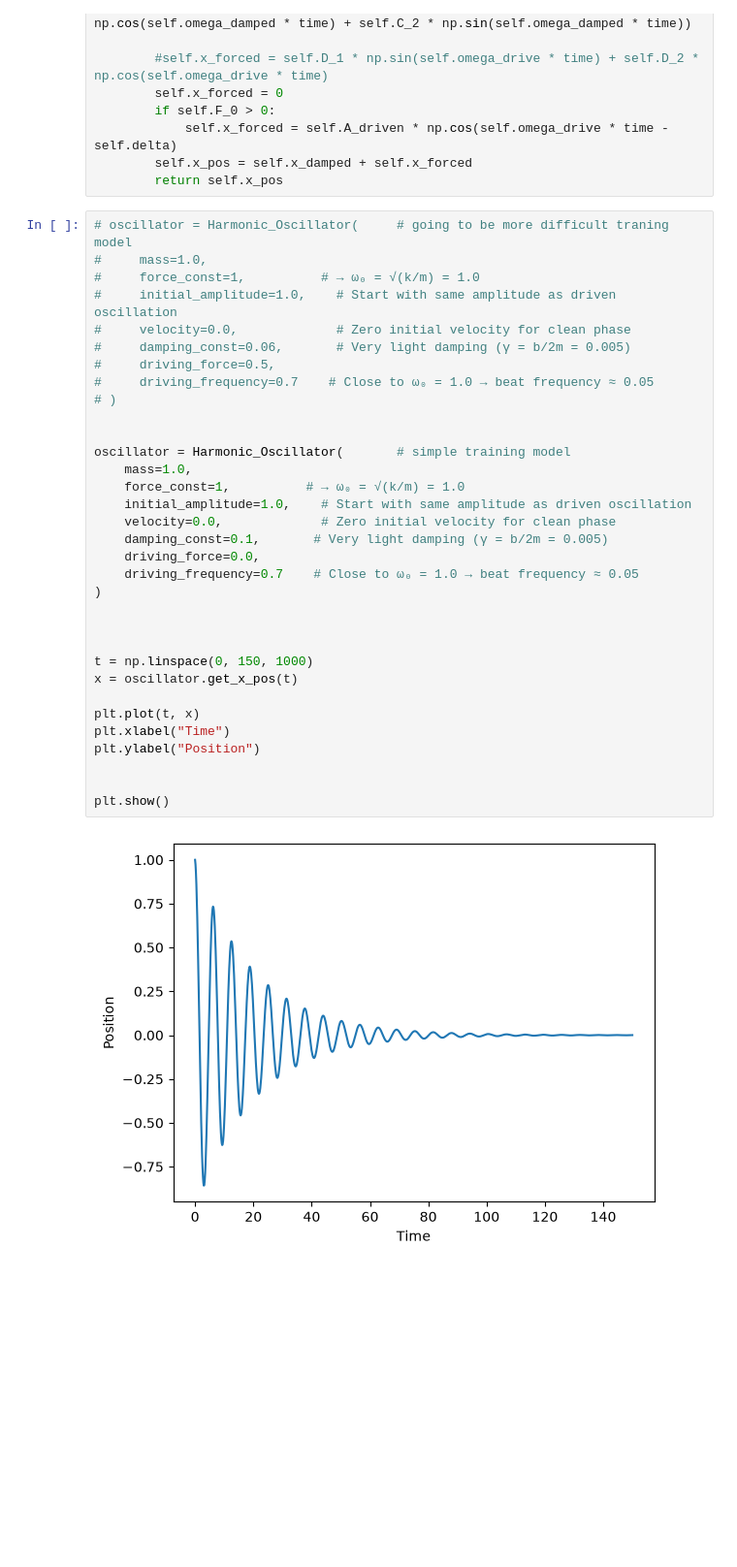
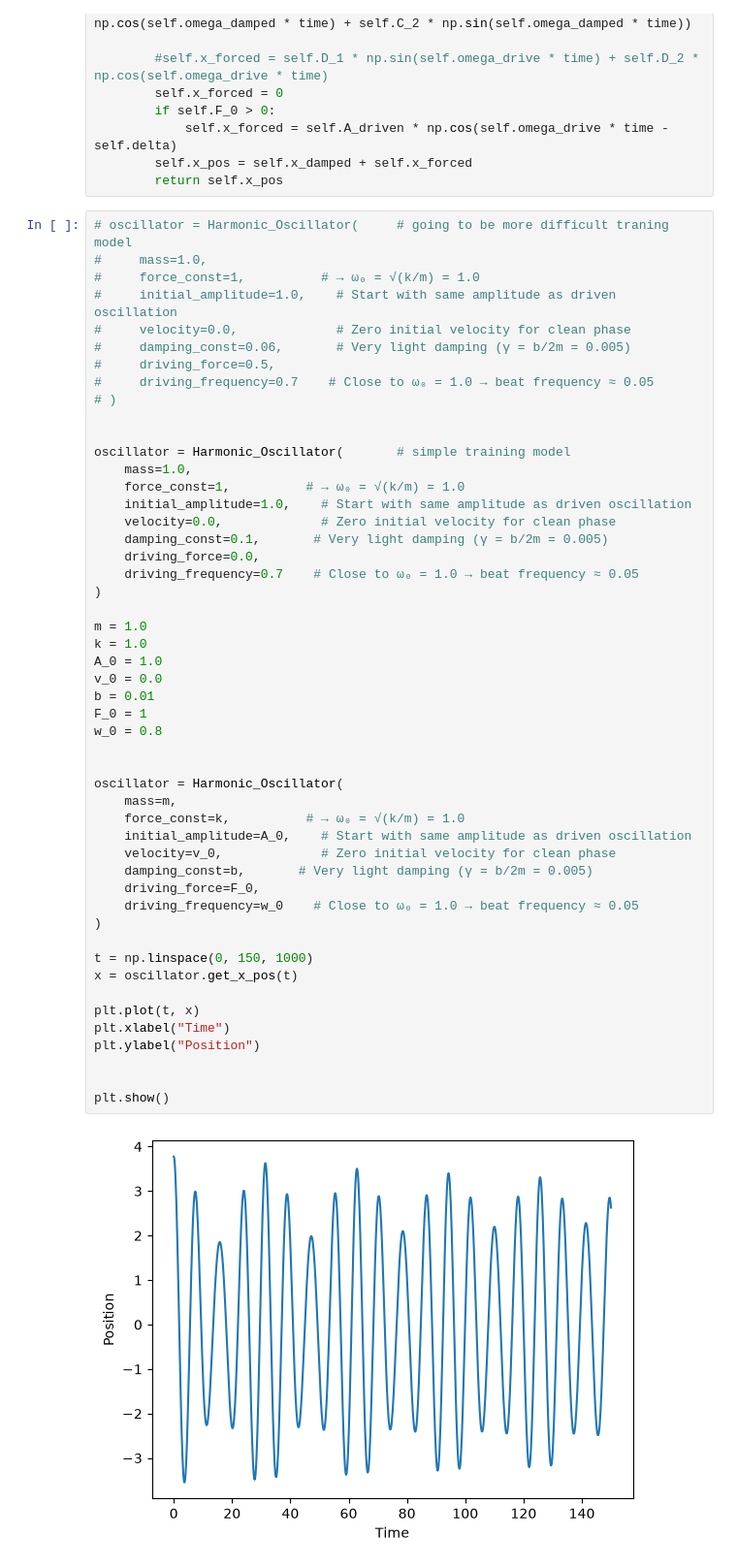
Before and after one commit to Jdev31/ForecastingOscillators, a Jupyter notebook: OscillatorTimeSeries/oscillator_notebook.ipynb, the cells around one changed output. Shown at 97% size. Drawn from its saved outputs; the diff is of its cells as text; blank space fills up the shorter version.

```diff
--- a/OscillatorTimeSeries/oscillator_notebook.ipynb
+++ b/OscillatorTimeSeries/oscillator_notebook.ipynb
@@ -83,31 +83,48 @@ class Harmonic_Oscillator():
 #     initial_amplitude=1.0,    # Start with same amplitude as driven oscillation
 #     velocity=0.0,             # Zero initial velocity for clean phase
 #     damping_const=0.06,       # Very light damping (γ = b/2m = 0.005)
 #     driving_force=0.5,
 #     driving_frequency=0.7    # Close to ω₀ = 1.0 → beat frequency ≈ 0.05
 # )
 
 
 oscillator = Harmonic_Oscillator(       # simple training model
     mass=1.0,
     force_const=1,          # → ω₀ = √(k/m) = 1.0
     initial_amplitude=1.0,    # Start with same amplitude as driven oscillation
     velocity=0.0,             # Zero initial velocity for clean phase
     damping_const=0.1,       # Very light damping (γ = b/2m = 0.005)
     driving_force=0.0,
     driving_frequency=0.7    # Close to ω₀ = 1.0 → beat frequency ≈ 0.05
 )
 
+m = 1.0
+k = 1.0
+A_0 = 1.0
+v_0 = 0.0
+b = 0.01
+F_0 = 1
+w_0 = 0.8
 
+
+oscillator = Harmonic_Oscillator(
+    mass=m,
+    force_const=k,          # → ω₀ = √(k/m) = 1.0
+    initial_amplitude=A_0,    # Start with same amplitude as driven oscillation
+    velocity=v_0,             # Zero initial velocity for clean phase
+    damping_const=b,       # Very light damping (γ = b/2m = 0.005)
+    driving_force=F_0,
+    driving_frequency=w_0    # Close to ω₀ = 1.0 → beat frequency ≈ 0.05
+)
 
 t = np.linspace(0, 150, 1000)
 x = oscillator.get_x_pos(t)
 
 plt.plot(t, x)
 plt.xlabel("Time")
 plt.ylabel("Position")
 
 
 plt.show()
 # %% [output]
-[figure, old version]
+[figure, new version]
```
Also changed, not shown: 1 other file.
